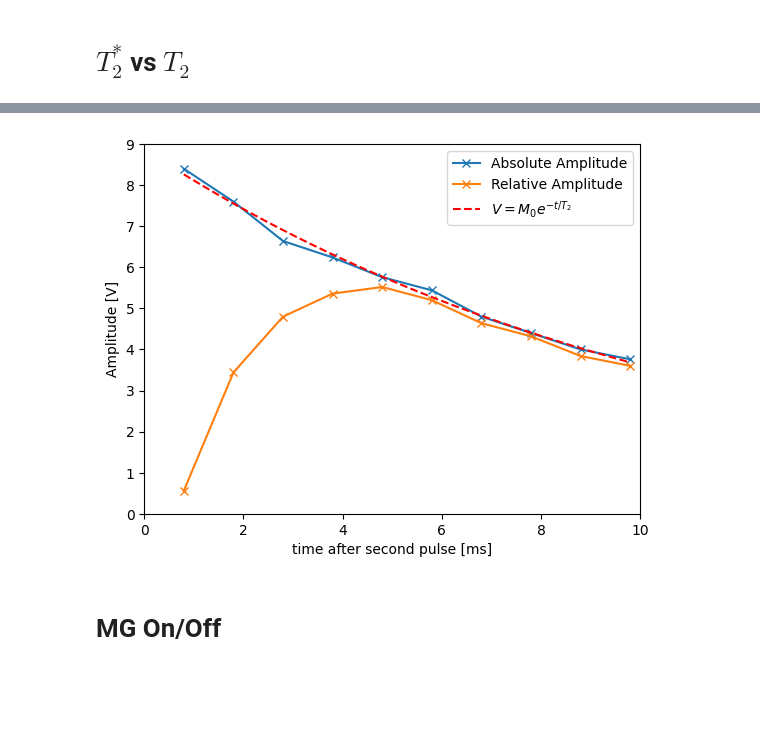
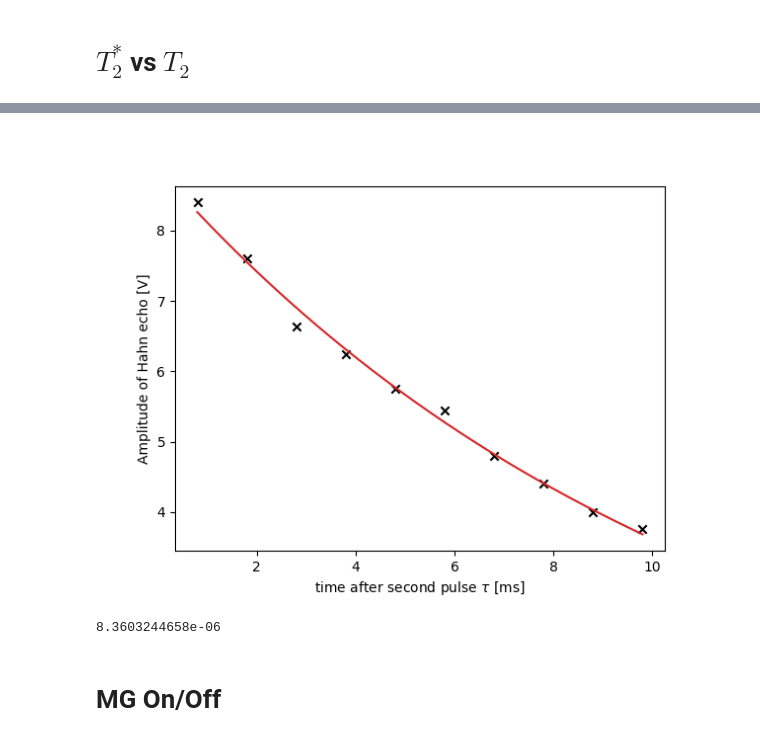
Before and after one commit to benjaminorthner/quantumlab, a Jupyter notebook: nmr/nmr.ipynb, the cells around one changed output, grey strips where cells are left out. Saved outputs shown, nothing was run; the diff lists cells and outputs as text; code cells hidden in the pictures; blank space fills up the shorter version.

```diff
--- a/nmr/nmr.ipynb
+++ b/nmr/nmr.ipynb
@@ -110,6 +204,7 @@ Text(0.5, 0, 'Time after initial pulse $\\tau$ [ms]')
 # %% [markdown]
 # $T_2^*$ vs $T_2$
 # %%
+plt.close()
 dataframe = read_csv("T2_star_vs_T2.csv", names=["Tau","V_abs", "V_pure"])
 dataframe.drop(dataframe.index[[0]], inplace=True)
 dataframe = dataframe.astype(float)
@@ -130,15 +225,15 @@ initialguess = 1, 1
 x_fit_line = np.linspace(min(x), max(x), num=1000)
 y_fit_line = T2_function(x_fit_line, M0, T2)
 
-plt.plot(x, yAbs, marker='x', label="Absolute Amplitude")
-plt.plot(x, yPure, marker = 'x', label="Relative Amplitude")
-plt.plot(x_fit_line, y_fit_line, '--', c='red', label=r"$V = M_0 e^{-t / T_2}$")
+plt.scatter(x, yAbs, marker='x', c='k', label="Absolute Amplitude")
+#plt.scatter(x, yPure, marker = 'x', label="Relative Amplitude")
+plt.plot(x_fit_line, y_fit_line, '-', c='C3', label=r"$V = M_0 e^{-t / T_2}$")
 
-plt.ylim(0, 9)
-plt.xlim(0, 10)
-plt.ylabel("Amplitude [V]")
-plt.xlabel("time after second pulse [ms]")
-plt.legend()
+#plt.ylim(0, 9)
+#plt.xlim(0, 10)
+plt.ylabel("Amplitude of Hahn echo [V]")
+plt.xlabel(r"time after second pulse $\tau$ [ms]")
 
-print(f"M0: {M0:.3e} V\nT2: {T2:.3e} ms")
+print(f"M0: {M0:.3f} V\nT2: {T2:.3f} ms")
+plt.savefig("plots/T2.png", dpi=300, bbox_inches='tight', pad_inches=0.05)
 # %% [output]
@@ -147,4 +242,12 @@ T2: 1.114e+01 ms
-[figure, old version]
+[figure, new version]
+# %%
+gamma = 267.522e6
+T2_star = 0.82779e-3
+T2 = 11.142e-3
+B= -2/gamma * (1/T2 - 1/T2_star)
+print(f"{B:.10e}")
+# %% [output]
+8.3603244658e-06
 # %% [markdown]
 # MG On/Off
 # %%
```
Also changed, not shown: parts of 9 cells of this notebook, 2 other files.
